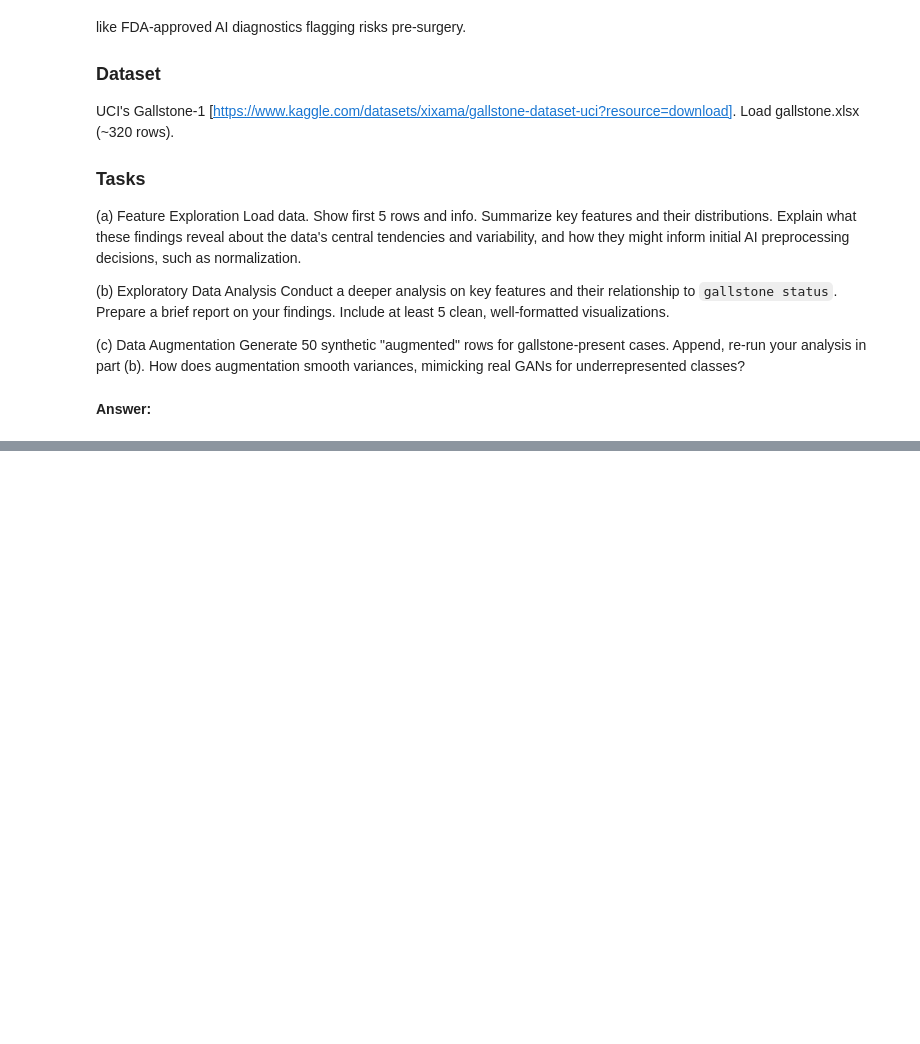
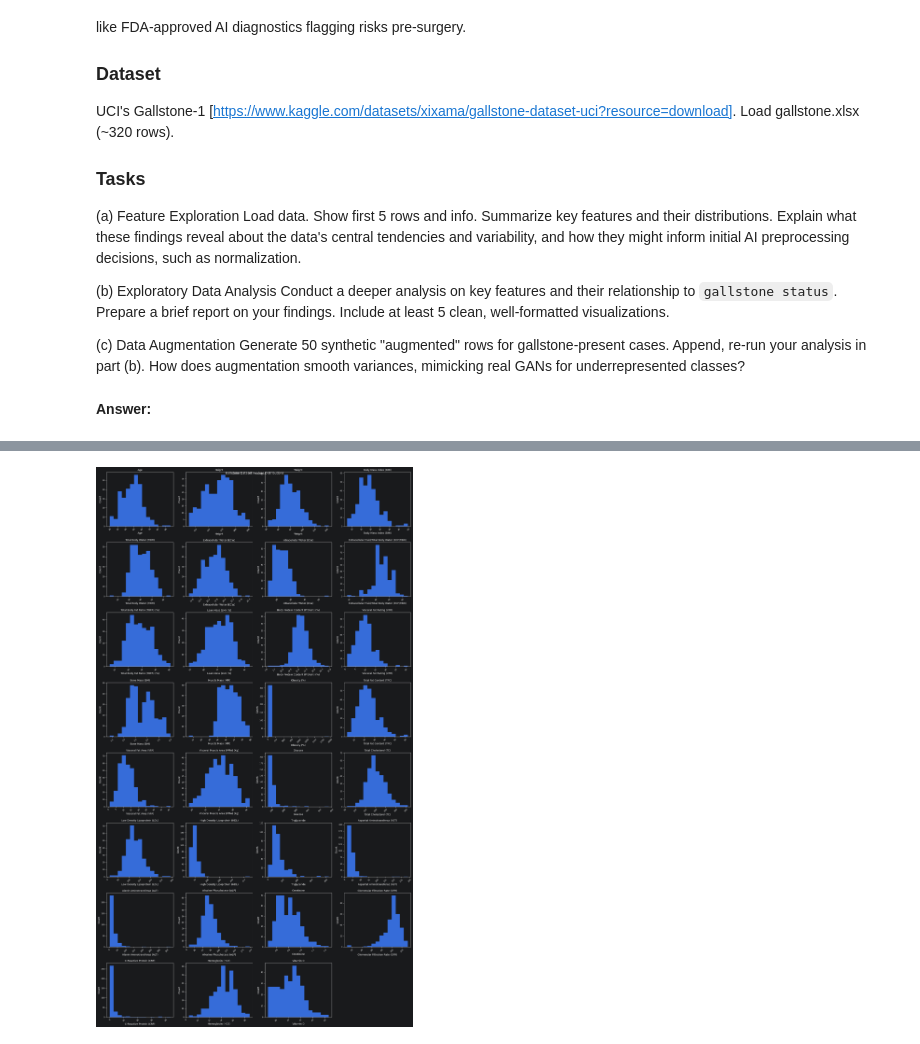
Before and after one commit to gunasekaran-pasupathy-research/Semester-1-MSAAI-500-Applied-Statistics, a Jupyter notebook: src/ch01/AAI_500_M1_Assignment.ipynb, the cells around one changed output, grey strips where cells are left out. Saved outputs shown, nothing was run; the diff lists cells and outputs as text; code cells hidden in the pictures; blank space fills up the shorter version.

```diff
--- a/src/ch01/AAI_500_M1_Assignment.ipynb
+++ b/src/ch01/AAI_500_M1_Assignment.ipynb
@@ -600,0 +804,97 @@ Generate 50 synthetic "augmented" rows for gallstone-present cases. Append, re-r
+# %%
+# df_gall = pd.read_csv('https://www.kaggle.com/datasets/xixama/gallstone-dataset-uci?resource=download', sep='\\s+') -- did not work
+
+### DISCLAIMER : looks like I need to setup Kaggle API keys in order to access this data on demand (I would not prefer working with a local file as I beleive it would be more useful to connect to Kaggle programatically for future needs). Used Claude to figure out the steps involved.
+
+## I had to look up what EDA actually meant - Exploratory Data Analysis - understanding the data before building models
+
+
+## https://www.kaggle.com/settings/api -> Generate an API key first and store it in env variable. Kaggle shows right commands for mac - simple like any other exports. ALternatively, can be saved to teh default crednetails file the Kaggle looks into..
+
+## install Kaggale in local machine (based on Claude's instructions)
+
+import kagglehub
+import os
+
+# Download latest version
+path = kagglehub.dataset_download("xixama/gallstone-dataset-uci")
+csv_file = os.path.join(path, "gallstone_.csv")
+## adding sep=//s like the other data files we worked so far does not work here. This file is csv, comma separated , so left it as default
+df_gall = pd.read_csv(csv_file)
+
+# show first 5 rows of data
+display(df_gall.head())
+
+df_gall.info()## 37 explanatory variables + 1 response variable (binary)
+
+# Descriptive statistics
+display(df_gall.describe().T.round(2)) # I prefer nice readable format rather than the default
+
+# Histograms
+df_gall_all_columns = df_gall.columns
+df_gall_all_excluded_columns = [
+    'Gallstone Status',
+    'Gender',
+    'Comorbidity',
+    'Coronary Artery Disease (CAD)',
+    'Hypothyroidism',
+    'Hyperlipidemia',
+    'Diabetes Mellitus (DM)',
+    'Hepatic Fat Accumulation (HFA)'
+]
+
+df_gall_all_continuous_columns = [
+    col for col in df_gall_all_columns
+    if col not in df_gall_all_excluded_columns
+]
+
+n_cols = 4
+n_rows = (len(df_gall_all_continuous_columns) + n_cols - 1) // n_cols
+gs = gridspec.GridSpec(n_rows, n_cols)
+fig = plt.figure(figsize=(18, 4 * n_rows))
+fig.suptitle('Gallstone Dataset Feature Distributions')
+
+k = 0
+for i in range(n_rows):
+    for j in range(n_cols):
+        if k >= len(df_gall_all_continuous_columns): ### if total cols is not a multiple of 4, this will keep the grid proper
+            break
+        col = df_gall_all_continuous_columns[k]
+        ax = fig.add_subplot(gs[i, j])
+        ax.hist(df_gall[col], bins=15)
+        ax.set_title(col, fontsize=10)
+        ax.set_xlabel(col)
+        ax.set_ylabel('Count')
+        ax.tick_params(axis='x', labelsize=8, rotation=45)
+        ax.tick_params(axis='y', labelsize=8)
+        k += 1
+fig.tight_layout()
+plt.show()
+
+
+# Bar graphs for non continuous variables
+df_gall_all_categorical_columns = df_gall_all_excluded_columns
+
+n_cols = 4
+n_rows = (len(df_gall_all_categorical_columns) + n_cols - 1) // n_cols
+gs = gridspec.GridSpec(n_rows, n_cols)
+fig = plt.figure(figsize=(18, 4 * n_rows))
+fig.suptitle('Gallstone Dataset Non Continuous Feature Distributions')
+
+k = 0
+for i in range(n_rows):
+    for j in range(n_cols):
+        if k >= len(df_gall_all_categorical_columns): ### if total cols is not a multiple of 4, this will keep the grid proper
+            break
+        col = df_gall_all_categorical_columns[k]
+        ax = fig.add_subplot(gs[i, j])
+        df_gall[col].value_counts().sort_index().plot(kind='bar', ax=ax)
+        ax.set_title(col, fontsize=10)
+        ax.set_xlabel(col)
+        ax.set_ylabel('Count')
+        ax.tick_params(axis='x', labelsize=8, rotation=45)
+        ax.tick_params(axis='y', labelsize=8)
+        k += 1
+fig.tight_layout()
+plt.show()
+# %% [output]
@@ -600,0 +942 @@ Generate 50 synthetic "augmented" rows for gallstone-present cases. Append, re-r
+[figure, added]
```
Also changed, not shown: parts of 25 cells of this notebook, 1 other file.
